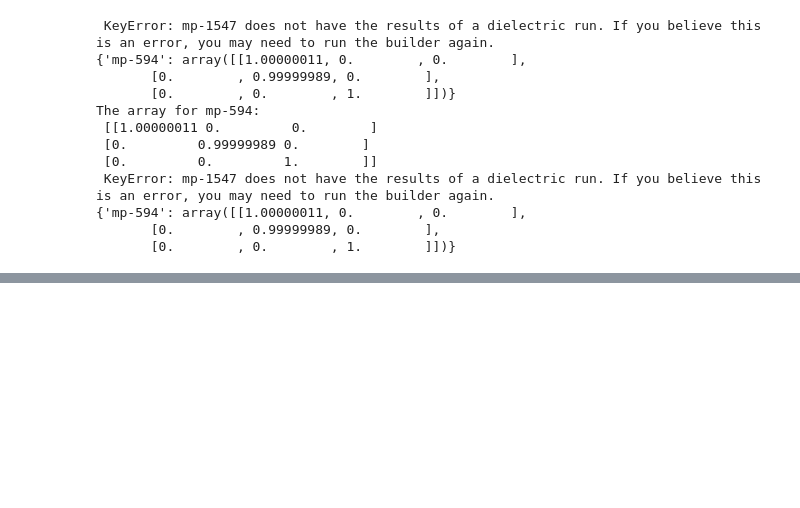
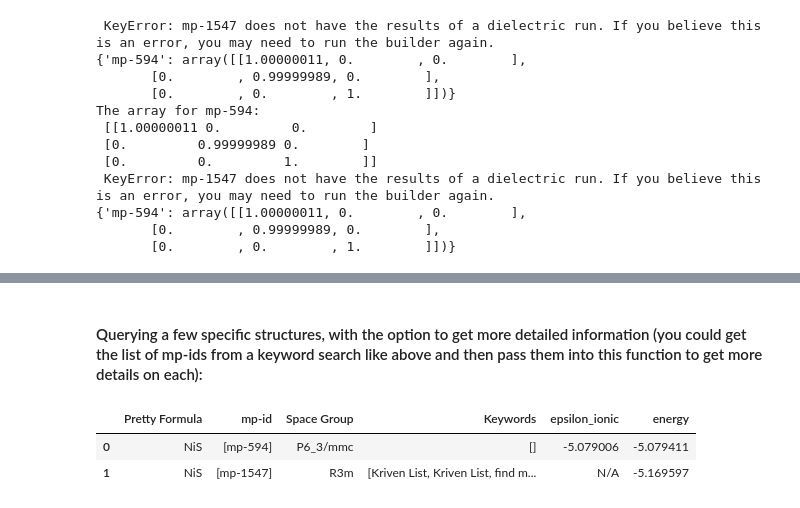
Before and after one commit to calebcsjm/atomate_helper, a Jupyter notebook: atomate_helper/functionality_demo.ipynb, the cells around one changed output, grey strips where cells are left out. Saved outputs shown, nothing was run; the diff lists cells and outputs as text; code cells hidden in the pictures; blank space fills up the shorter version.

```diff
--- a/atomate_helper/functionality_demo.ipynb
+++ b/atomate_helper/functionality_demo.ipynb
@@ -77,0 +130,10 @@ The array for mp-594:
+# %% [markdown]
+#### Querying a few specific structures, with the option to get more detailed information (you could get the list of mp-ids from a keyword search like above and then pass them into this function to get more details on each):
+# %%
+from query_db import query_materials_by_id
+
+query_materials_by_id(['mp-594', 'mp-1547'], dbjson_path, ['epsilon_ionic','energy'])
+# %% [output]
+|  | Pretty Formula | mp-id | Space Group | Keywords | epsilon_ionic | energy |
+| 0 | NiS | [mp-594] | P6_3/mmc | [] | -5.079006 | -5.079411 |
+| 1 | NiS | [mp-1547] | R3m | [Kriven List, Kriven List, find m... | N/A | -5.169597 |
```
Also changed, not shown: parts of 23 cells of this notebook, 2 other files.
